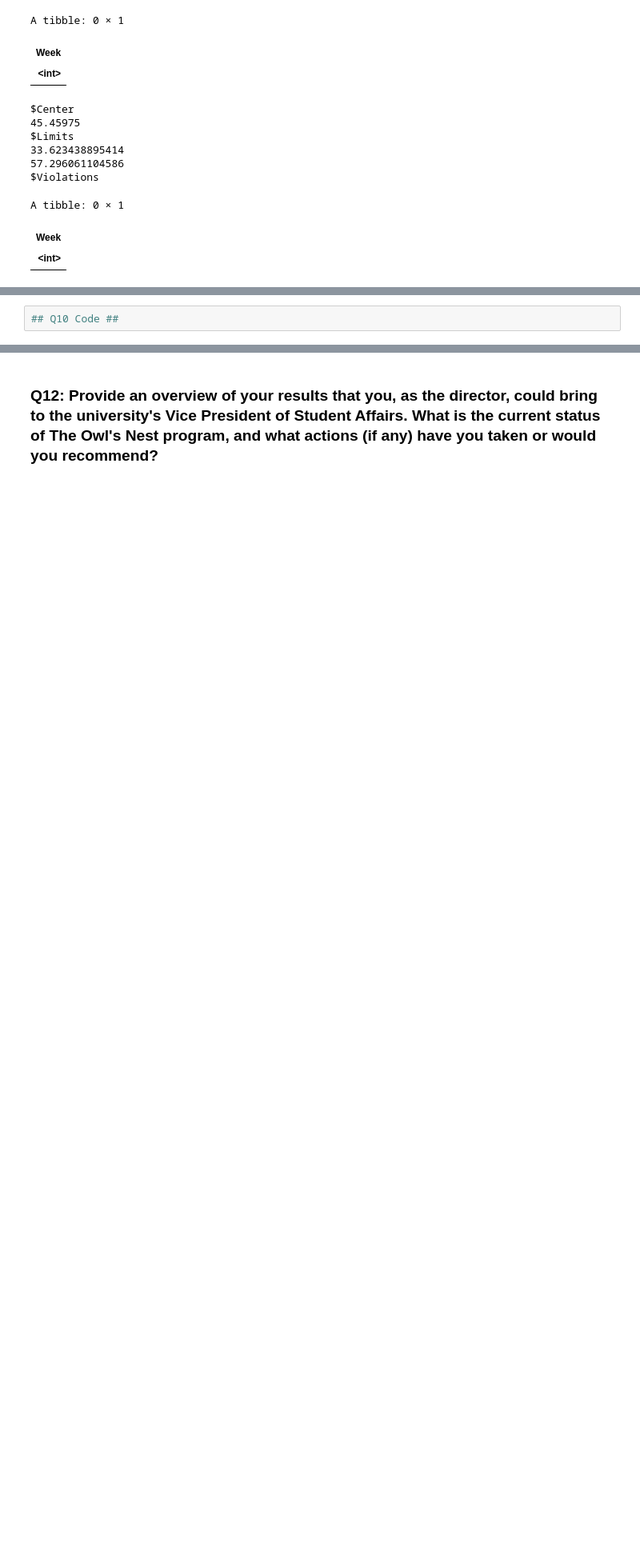
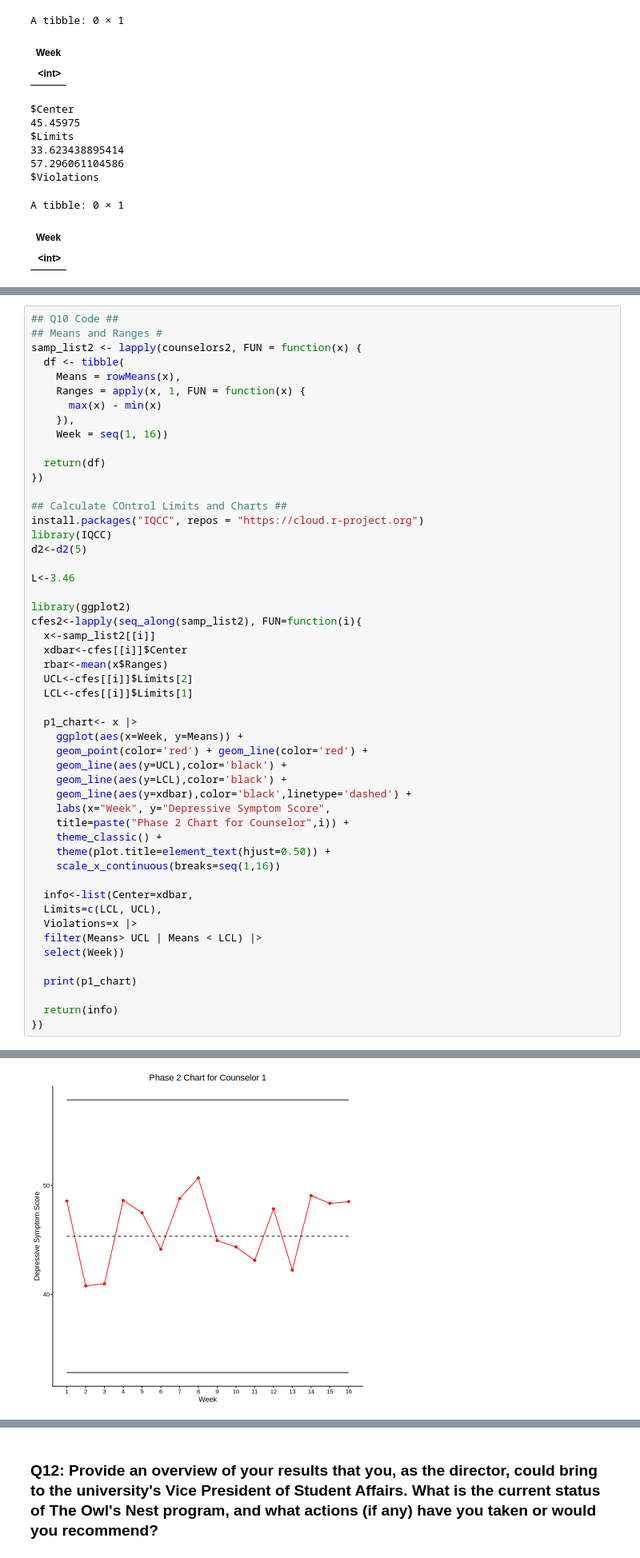
Before and after one commit to garrettspringsted/STAT-7110-Quality-Control, a Jupyter notebook: Assignments/HW4/STAT-7110-HW4.ipynb, the cells around one changed output, grey strips where cells are left out. Shown at 80% size. Drawn from its saved outputs; the diff is of its cells as text; blank space fills up the shorter version.

```diff
--- a/Assignments/HW4/STAT-7110-HW4.ipynb
+++ b/Assignments/HW4/STAT-7110-HW4.ipynb
@@ -392,2 +394,52 @@ A tibble: 0 × 1
 # %%
 ## Q10 Code ##
+## Means and Ranges #
+samp_list2 <- lapply(counselors2, FUN = function(x) {
+  df <- tibble(
+    Means = rowMeans(x),
+    Ranges = apply(x, 1, FUN = function(x) {
+      max(x) - min(x)
+    }),
+    Week = seq(1, 16))
+
+  return(df)
+})
+
+## Calculate COntrol Limits and Charts ##
+install.packages("IQCC", repos = "https://cloud.r-project.org")
+library(IQCC)
+d2<-d2(5)
+
+L<-3.46
+
+library(ggplot2)
+cfes2<-lapply(seq_along(samp_list2), FUN=function(i){
+  x<-samp_list2[[i]]
+  xdbar<-cfes[[i]]$Center
+  rbar<-mean(x$Ranges)
+  UCL<-cfes[[i]]$Limits[2]
+  LCL<-cfes[[i]]$Limits[1]
+
+  p1_chart<- x |>
+    ggplot(aes(x=Week, y=Means)) +
+    geom_point(color='red') + geom_line(color='red') +
+    geom_line(aes(y=UCL),color='black') +
+    geom_line(aes(y=LCL),color='black') +
+    geom_line(aes(y=xdbar),color='black',linetype='dashed') +
+    labs(x="Week", y="Depressive Symptom Score",
+    title=paste("Phase 2 Chart for Counselor",i)) +
+    theme_classic() +
+    theme(plot.title=element_text(hjust=0.50)) +
+    scale_x_continuous(breaks=seq(1,16))
+
+  info<-list(Center=xdbar,
+  Limits=c(LCL, UCL),
+  Violations=x |>
+  filter(Means> UCL | Means < LCL) |>
+  select(Week))
+
+  print(p1_chart)
+
+  return(info)
+})
+# %% [output]
@@ -393,0 +448 @@ A tibble: 0 × 1
+[figure, added]
```
Also changed, not shown: parts of 4 cells of this notebook.
